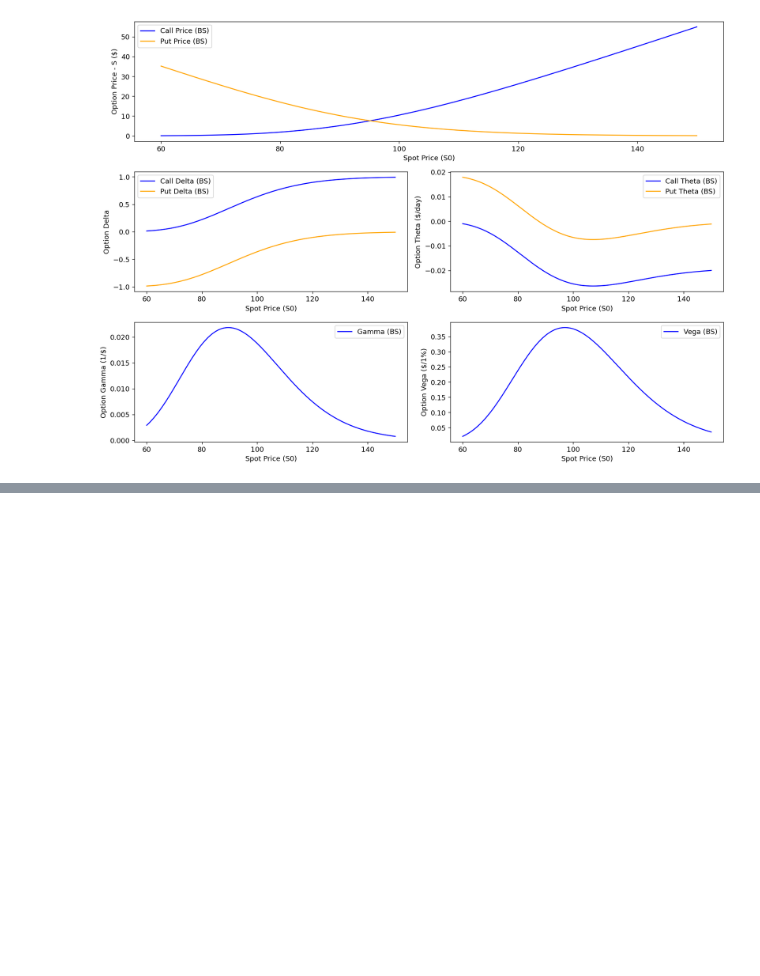
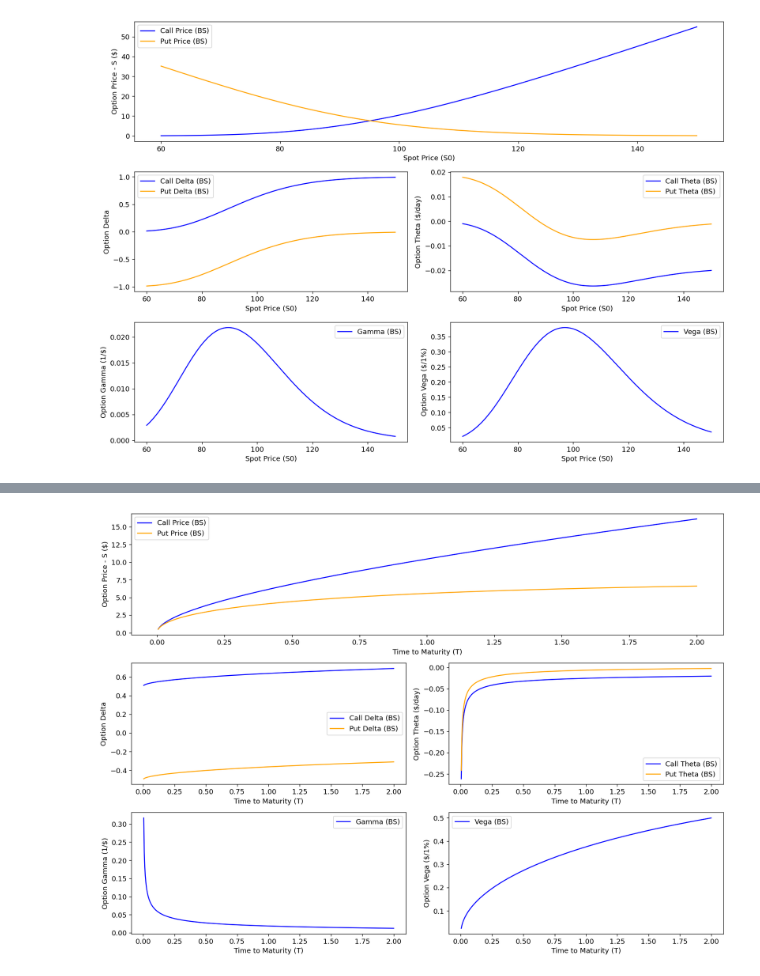
Before and after one commit to bfl-almeida/project_monte_carlo, a Jupyter notebook: notebooks/research_demo_greeks.ipynb, the cells around one changed output, grey strips where cells are left out. Cells and saved outputs as stored; diff of their text form; code cells hidden in the pictures; blank space fills up the shorter version.

```diff
--- a/notebooks/research_demo_greeks.ipynb
+++ b/notebooks/research_demo_greeks.ipynb
@@ -140,0 +148,60 @@ plt.show()
+# %%
+S0    = 100.0   # ATM spot
+K     = 100.0   # strike
+r     = 0.05    # 5% risk-free rate
+sigma = 0.20    # 20% vol
+T_vector = np.linspace(2.0, 1/252, 500)  # T varies
+
+
+call_bs_vector = np.array([bs_call_price(S0, K, T, r, sigma) for T in T_vector])
+call_bs_delta_vector = np.array([bs_call_delta(S0, K, T, r, sigma) for T in T_vector])
+call_bs_theta_vector = np.array([bs_call_theta(S0, K, T, r, sigma) for T in T_vector])
+put_bs_vector  = np.array([bs_put_price(S0, K, T, r, sigma) for T in T_vector])
+put_bs_delta_vector = np.array([bs_put_delta(S0, K, T, r, sigma) for T in T_vector])
+put_bs_theta_vector = np.array([bs_put_theta(S0, K, T, r, sigma) for T in T_vector])
+gamma_bs_vector = np.array([bs_gamma(S0, K, T, r, sigma) for T in T_vector])
+vega_bs_vector = np.array([bs_vega(S0, K, T, r, sigma) for T in T_vector])
+
+fig, axes = plt.subplots(3, 2, figsize=(14, 10))
+
+gs = axes[0, 0].get_gridspec()
+# remove the underlying Axes
+for ax in axes[0, 0:2]:
+    ax.remove()
+axcenter = fig.add_subplot(gs[0, 0:2])
+
+axcenter.plot(T_vector, call_bs_vector, label="Call Price (BS)", color="blue")
+axcenter.plot(T_vector, put_bs_vector, label="Put Price (BS)", color="orange")
+
+axcenter.set_xlabel("Time to Maturity (T)")
+axcenter.set_ylabel("Option Price - S ($)")
+axcenter.legend()
+
+axes[1, 0].plot(T_vector, call_bs_delta_vector, label="Call Delta (BS)", color="blue")
+axes[1, 0].plot(T_vector, put_bs_delta_vector, label="Put Delta (BS)", color="orange")
+
+axes[1, 0].set_xlabel("Time to Maturity (T)")
+axes[1, 0].set_ylabel("Option Delta")
+axes[1, 0].legend()
+
+axes[1, 1].plot(T_vector, call_bs_theta_vector, label="Call Theta (BS)", color="blue")
+axes[1, 1].plot(T_vector, put_bs_theta_vector, label="Put Theta (BS)", color="orange")
+axes[1, 1].set_xlabel("Time to Maturity (T)")
+axes[1, 1].set_ylabel("Option Theta ($/day)")
+axes[1, 1].legend()
+
+axes[2, 0].plot(T_vector, gamma_bs_vector, label="Gamma (BS)", color="blue")
+axes[2, 0].set_xlabel("Time to Maturity (T)")
+axes[2, 0].set_ylabel("Option Gamma (1/$)")
+axes[2, 0].legend()
+
+axes[2, 1].plot(T_vector, vega_bs_vector, label="Vega (BS)", color="blue")
+axes[2, 1].set_xlabel("Time to Maturity (T)")
+axes[2, 1].set_ylabel("Option Vega ($/1%)")
+axes[2, 1].legend()
+
+
+plt.tight_layout()
+plt.show()
+# %% [output]
+[figure, added]
```
Also changed, not shown: parts of 3 cells of this notebook.
